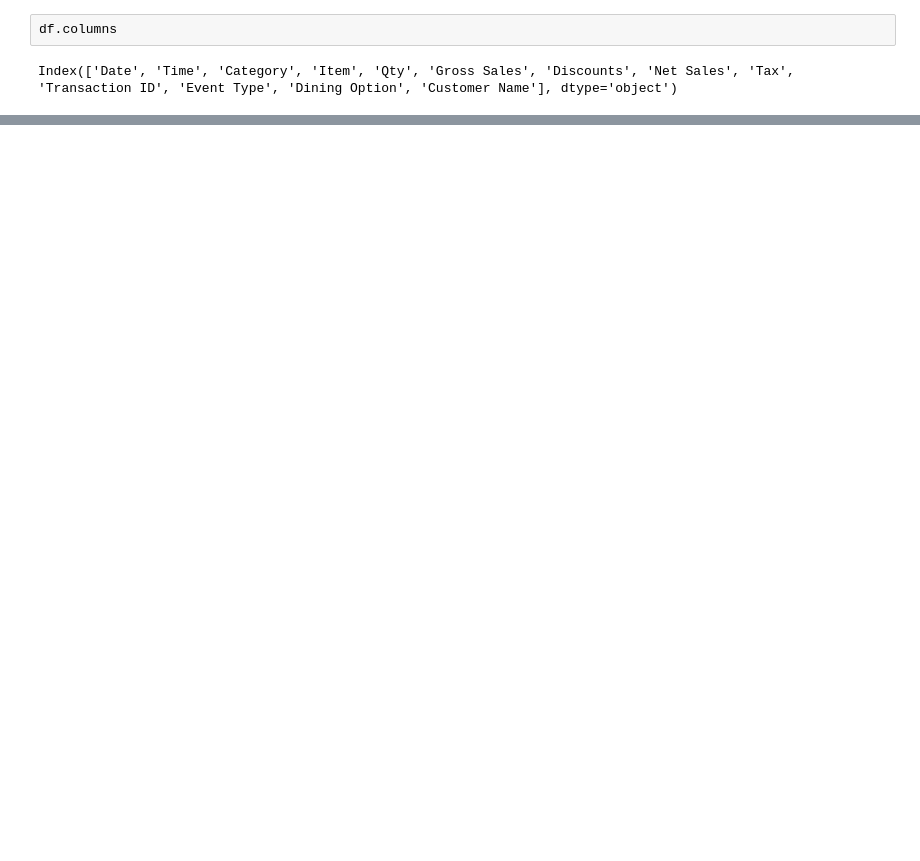
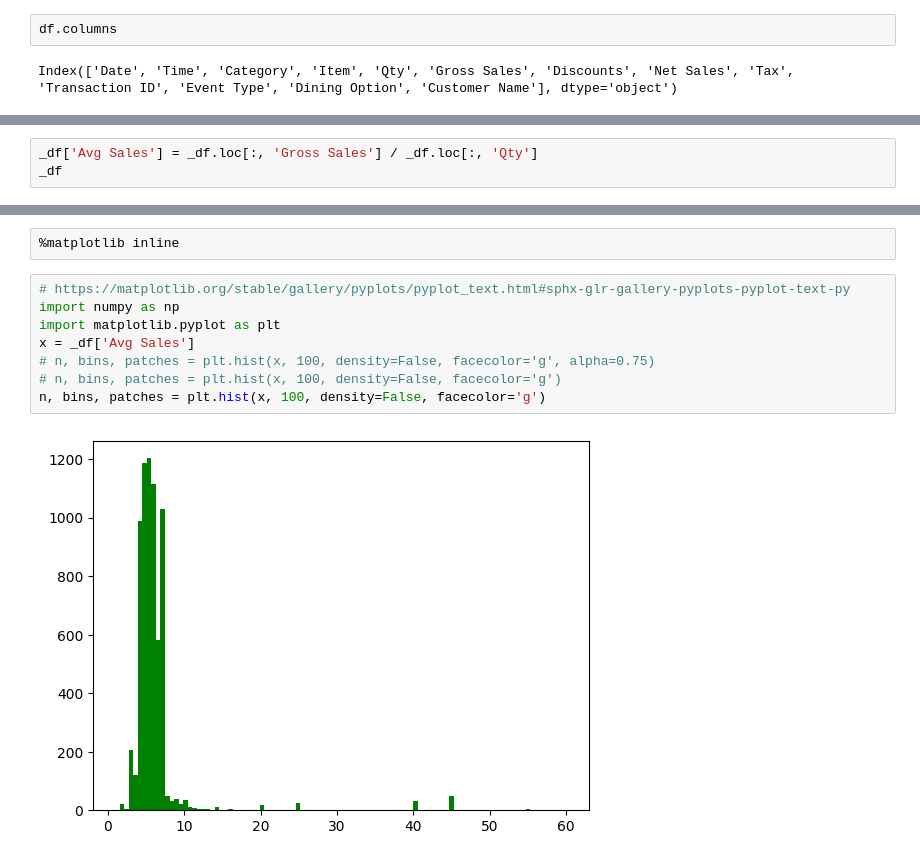
Before and after one commit to pympk/py379, a Jupyter notebook: bb/item_sale_group.ipynb, the cells around one changed output, grey strips where cells are left out. Saved outputs shown, nothing was run; the diff lists cells and outputs as text; blank space fills up the shorter version.

```diff
--- a/bb/item_sale_group.ipynb
+++ b/bb/item_sale_group.ipynb
@@ -95,0 +98,3 @@ sales_by_TransID
+# %%
+_df['Avg Sales'] = _df.loc[:, 'Gross Sales'] / _df.loc[:, 'Qty']
+_df
@@ -95,0 +117,12 @@ sales_by_TransID
+# %%
+%matplotlib inline
+# %%
+# https://matplotlib.org/stable/gallery/pyplots/pyplot_text.html#sphx-glr-gallery-pyplots-pyplot-text-py
+import numpy as np
+import matplotlib.pyplot as plt
+x = _df['Avg Sales']
+# n, bins, patches = plt.hist(x, 100, density=False, facecolor='g', alpha=0.75)
+# n, bins, patches = plt.hist(x, 100, density=False, facecolor='g')
+n, bins, patches = plt.hist(x, 100, density=False, facecolor='g')
+# %% [output]
+[figure, added]
```
Also changed, not shown: parts of 20 cells of this notebook.
